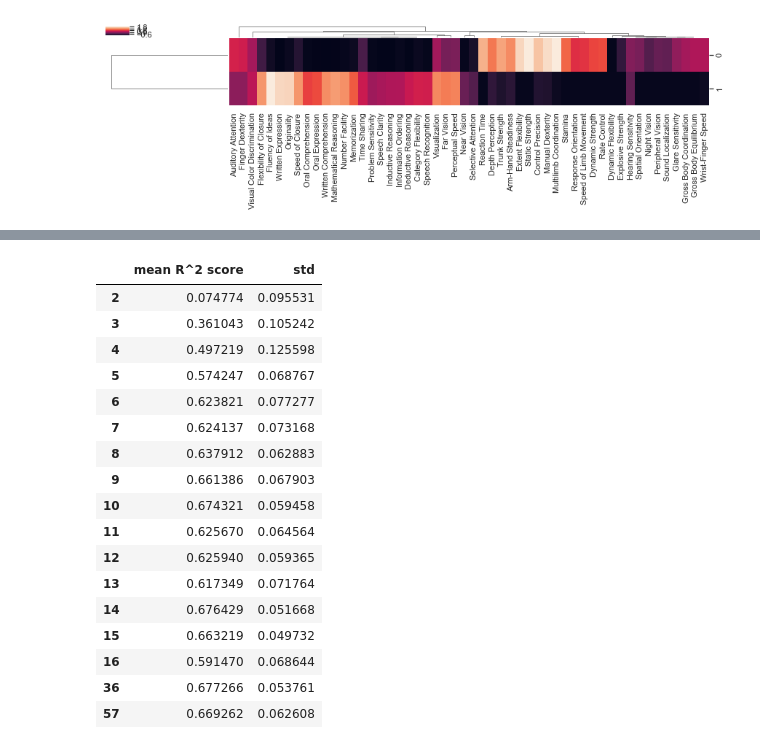
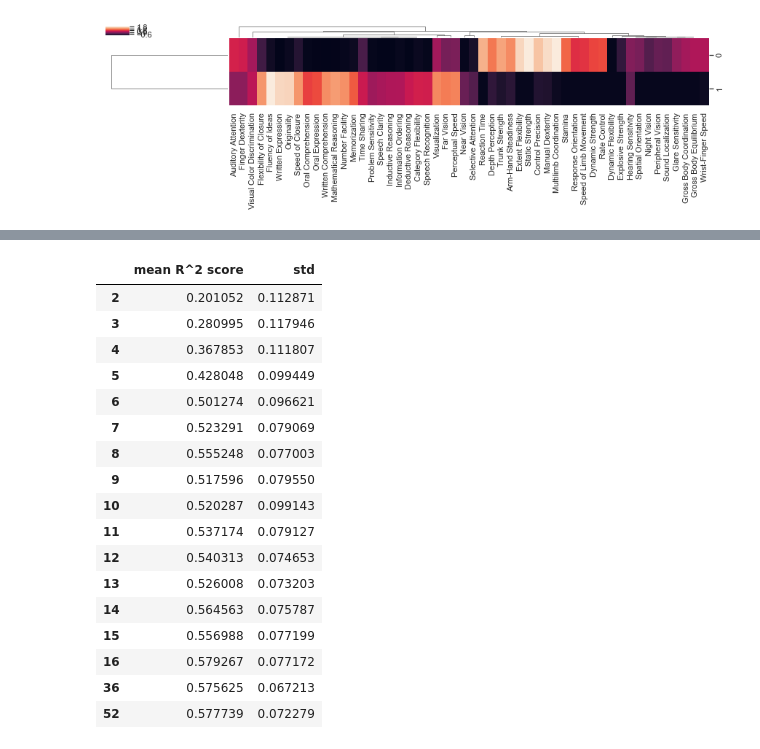
Before and after one commit to dnordfors/archetypes, a Jupyter notebook: final/archetypes_test.ipynb, the cells around one changed output, grey strips where cells are left out. Saved outputs shown, nothing was run; the diff lists cells and outputs as text; code cells hidden in the pictures.

```diff
--- a/final/archetypes_test.ipynb
+++ b/final/archetypes_test.ipynb
@@ -486,2 +478,0 @@ dabwc.plot_occupations(fig_scale = (1,25))
-# %%
-census.dear = census.workers[census.workers['DEAR']==1]
@@ -490,5 +478,0 @@ socp_counts = census.dear.groupby('SOCP_shave').count()[['RT']]
-# %%
-ab.matrixcnts = ab.nmatrix.merge(socp_counts,left_index = True,right_index = True)
-ab.wmatrix = ab.matrixcnts.drop('RT',axis=1).multiply(ab.matrixcnts['RT'], axis="index")
-dabwc = Archetypes(ab.wmatrix,2)
-dabwc.plot_features()
@@ -501,8 +478,0 @@ dabwc.plot_occupations(fig_scale = (1,25))
-# %%
-census.deye =census.workers[census.workers['DEYE']==1]
-# %%
-socp_counts = census.deye.groupby('SOCP_shave').count()[['RT']]
-ab.matrixcnts = ab.nmatrix.merge(socp_counts,left_index = True,right_index = True)
-ab.wmatrix = ab.matrixcnts.drop('RT',axis=1).multiply(ab.matrixcnts['RT'], axis="index")
-dabwc = Archetypes(ab.wmatrix,2)
-dabwc.plot_features()
@@ -523,37 +520,38 @@ dab.plot_features(method = 'single')
 # %%
-nitr=10
-n_arch = [2,3,4,5,6,7,8,9,10,11,12,13,14,15,16,36,57]
+nitr=100
+n_arch = [2,3,4,5,6,7,8,9,10,11,12,13,14,15,16,36,52]
+#n_arch = [4,8]
 arall = {}
 arall_X = {}
 arall_y = {}
 arall_xfit ={}
 for n in n_arch:
-    arall[n]=Archetypes(dall,n)
+    arall[n]=Archetypes(ab.wmatrix,n)
     arall_X[n] = arall[n].on.merge(census.occupations[['log FTE']],left_index = True,right_index = True)
     arall_y[n] = arall_X[n].pop('log FTE')
     arall_xfit[n] = Xfit(arall_X[n],arall_y[n],itr=nitr)
 
 r2scores = pd.DataFrame([np.concatenate([pd.DataFrame(arall_xfit[n].y_predict[i]).T.apply(
     lambda ypred: r2_score(arall_xfit[n].y_test[i],ypred)) for i in range(nitr)]) for n in n_arch],
             index = n_arch).T
 r2score = pd.DataFrame([r2scores.mean(),r2scores.std()],index = ['mean R^2 score','std']).T
 r2score
 # %% [output]
 |  | mean R^2 score | std |
-| 2 | 0.074774 | 0.095531 |
-| 3 | 0.361043 | 0.105242 |
-| 4 | 0.497219 | 0.125598 |
-| 5 | 0.574247 | 0.068767 |
-| 6 | 0.623821 | 0.077277 |
-| 7 | 0.624137 | 0.073168 |
-| 8 | 0.637912 | 0.062883 |
-| 9 | 0.661386 | 0.067903 |
-| 10 | 0.674321 | 0.059458 |
-| 11 | 0.625670 | 0.064564 |
-| 12 | 0.625940 | 0.059365 |
-| 13 | 0.617349 | 0.071764 |
-| 14 | 0.676429 | 0.051668 |
-| 15 | 0.663219 | 0.049732 |
-| 16 | 0.591470 | 0.068644 |
-| 36 | 0.677266 | 0.053761 |
-| 57 | 0.669262 | 0.062608 |
+| 2 | 0.201052 | 0.112871 |
+| 3 | 0.280995 | 0.117946 |
+| 4 | 0.367853 | 0.111807 |
+| 5 | 0.428048 | 0.099449 |
+| 6 | 0.501274 | 0.096621 |
+| 7 | 0.523291 | 0.079069 |
+| 8 | 0.555248 | 0.077003 |
+| 9 | 0.517596 | 0.079550 |
+| 10 | 0.520287 | 0.099143 |
+| 11 | 0.537174 | 0.079127 |
+| 12 | 0.540313 | 0.074653 |
+| 13 | 0.526008 | 0.073203 |
+| 14 | 0.564563 | 0.075787 |
+| 15 | 0.556988 | 0.077199 |
+| 16 | 0.579267 | 0.077172 |
+| 36 | 0.575625 | 0.067213 |
+| 52 | 0.577739 | 0.072279 |
```
Also changed, not shown: parts of 48 cells of this notebook, 6 other files.
